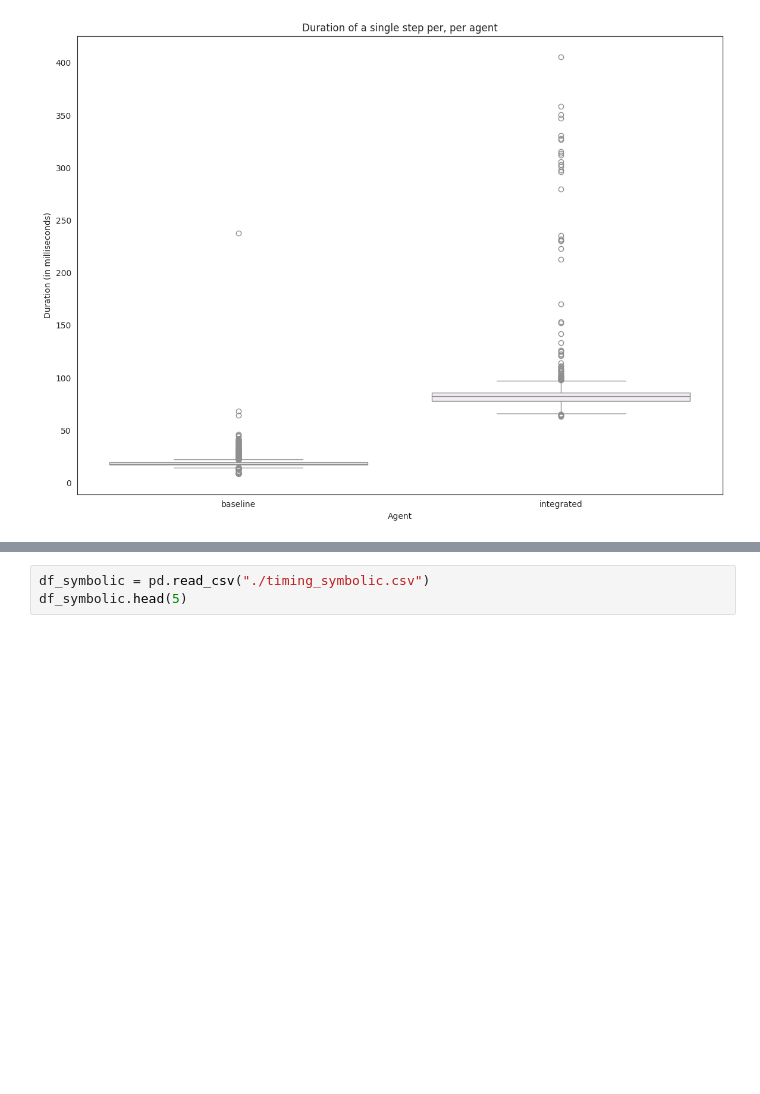
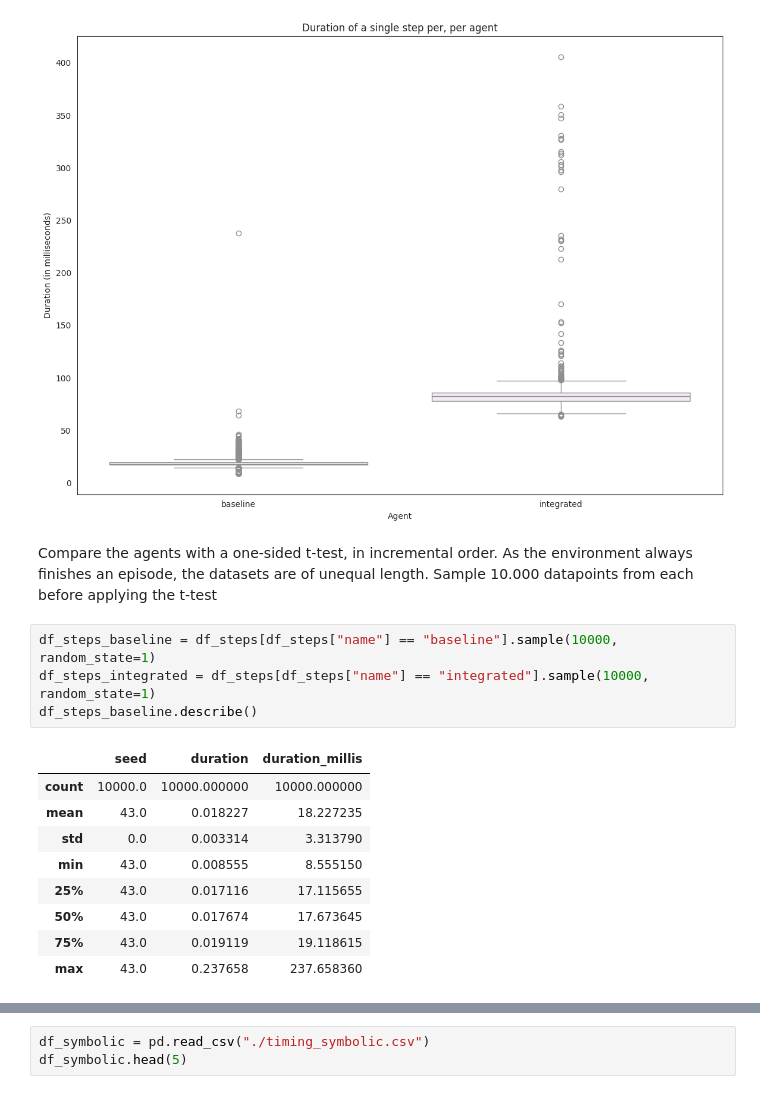
Before and after one commit to aggravated-monster/master, a Jupyter notebook: mario_visualisation/symbolic.ipynb, the cells around one changed output, grey strips where cells are left out. Saved outputs shown, nothing was run; the diff lists cells and outputs as text; blank space fills up the shorter version.

```diff
--- a/mario_visualisation/symbolic.ipynb
+++ b/mario_visualisation/symbolic.ipynb
@@ -39,3 +40,20 @@ sns.boxplot(x ="name", y="duration_millis", data = df_steps, hue="name", legend=
  Text(0.5, 0, 'Agent'),
  Text(0, 0.5, 'Duration (in milliseconds)')]
 [figure]
+# %% [markdown]
+Compare the agents with a one-sided t-test, in incremental order.
+As the environment always finishes an episode, the datasets are of unequal length. Sample 10.000 datapoints from each before applying the t-test
+# %%
+df_steps_baseline = df_steps[df_steps["name"] == "baseline"].sample(10000, random_state=1)
+df_steps_integrated = df_steps[df_steps["name"] == "integrated"].sample(10000, random_state=1)
+df_steps_baseline.describe()
+# %% [output]
+|  | seed | duration | duration_millis |
+| count | 10000.0 | 10000.000000 | 10000.000000 |
+| mean | 43.0 | 0.018227 | 18.227235 |
+| std | 0.0 | 0.003314 | 3.313790 |
+| min | 43.0 | 0.008555 | 8.555150 |
+| 25% | 43.0 | 0.017116 | 17.115655 |
+| 50% | 43.0 | 0.017674 | 17.673645 |
+| 75% | 43.0 | 0.019119 | 19.118615 |
+| max | 43.0 | 0.237658 | 237.658360 |
```
Also changed, not shown: parts of 10 cells of this notebook.
